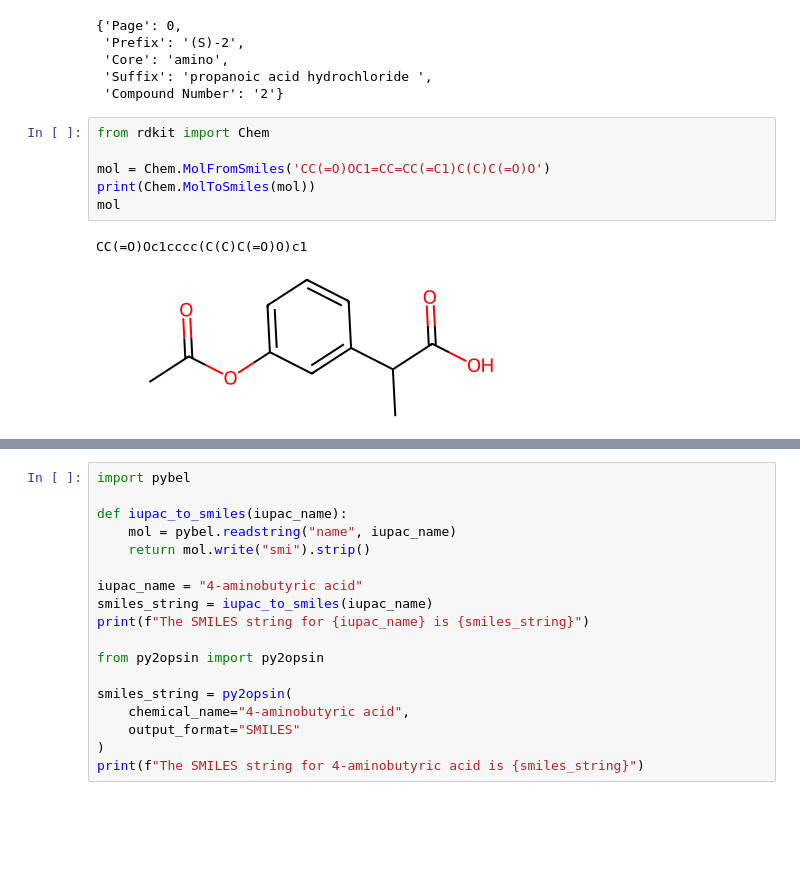
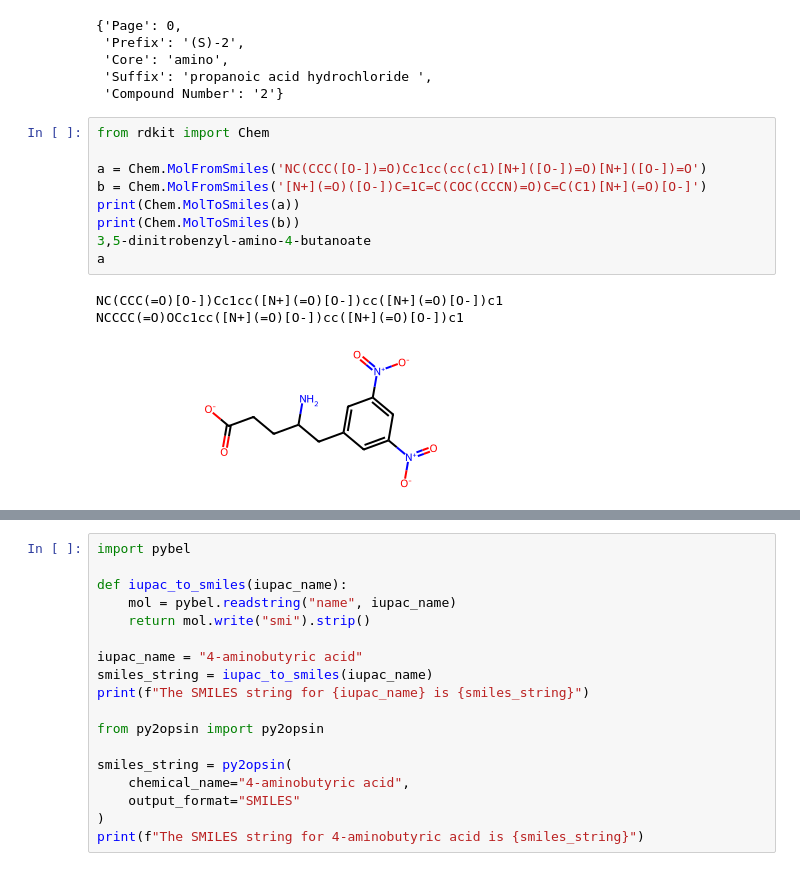
Before and after one commit to gem-net/DOI-citations, a Jupyter notebook: data_extraction/data_extraction.ipynb, the cells around one changed output, grey strips where cells are left out. Cells and saved outputs as stored; diff of their text form; blank space fills up the shorter version.

```diff
--- a/data_extraction/data_extraction.ipynb
+++ b/data_extraction/data_extraction.ipynb
@@ -185,12 +185,16 @@ result[0]
  'Core': 'amino',
  'Suffix': 'propanoic acid hydrochloride ',
  'Compound Number': '2'}
-# %%
-from rdkit import Chem
-
-mol = Chem.MolFromSmiles('CC(=O)OC1=CC=CC(=C1)C(C)C(=O)O')
-print(Chem.MolToSmiles(mol))
-mol
-# %% [output]
-CC(=O)Oc1cccc(C(C)C(=O)O)c1
-[figure, removed]
+# %%
+from rdkit import Chem
+
+a = Chem.MolFromSmiles('NC(CCC([O-])=O)Cc1cc(cc(c1)[N+]([O-])=O)[N+]([O-])=O')
+b = Chem.MolFromSmiles('[N+](=O)([O-])C=1C=C(COC(CCCN)=O)C=C(C1)[N+](=O)[O-]')
+print(Chem.MolToSmiles(a))
+print(Chem.MolToSmiles(b))
+3,5-dinitrobenzyl-amino-4-butanoate
+a
+# %% [output]
+NC(CCC(=O)[O-])Cc1cc([N+](=O)[O-])cc([N+](=O)[O-])c1
+NCCCC(=O)OCc1cc([N+](=O)[O-])cc([N+](=O)[O-])c1
+[figure, added]
```
Also changed, not shown: parts of 3 cells of this notebook, 3 other files.
